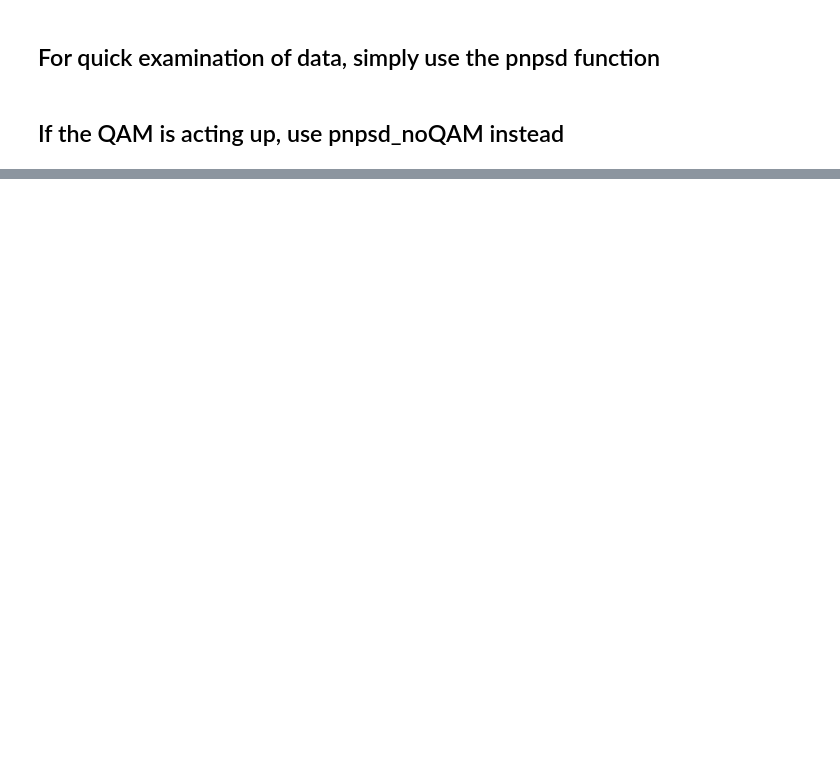
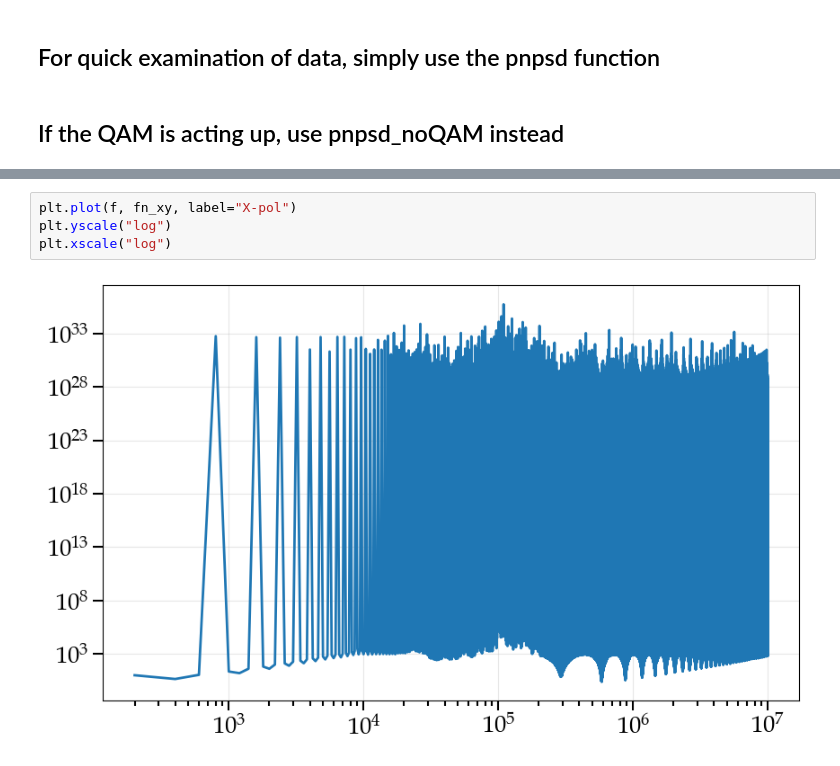
Before and after one commit to auphotonicLab/PICLab-narrow-linewidth, a Jupyter notebook: coherent-receiver/PN_analyzer.ipynb, the cells around one changed output, grey strips where cells are left out. Saved outputs shown, nothing was run; the diff lists cells and outputs as text; blank space fills up the shorter version.

```diff
--- a/coherent-receiver/PN_analyzer.ipynb
+++ b/coherent-receiver/PN_analyzer.ipynb
@@ -382,0 +1094,6 @@ l
+# %%
+plt.plot(f, fn_xy, label="X-pol")
+plt.yscale("log")
+plt.xscale("log")
+# %% [output]
+[figure, added]
```
Also changed, not shown: parts of 17 cells of this notebook, 2 other files.
